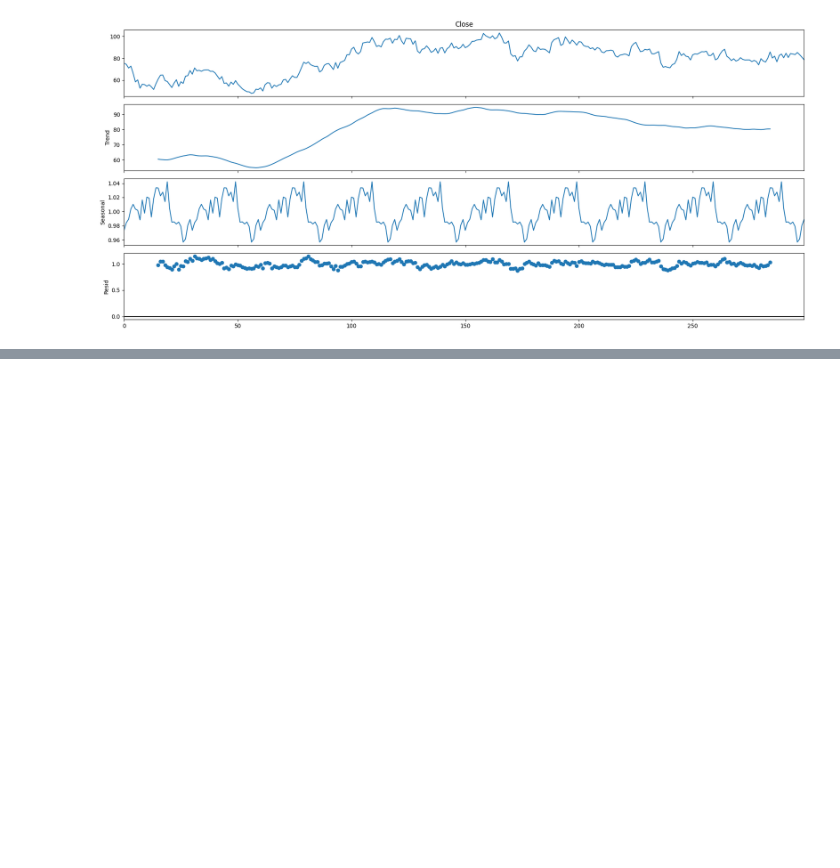
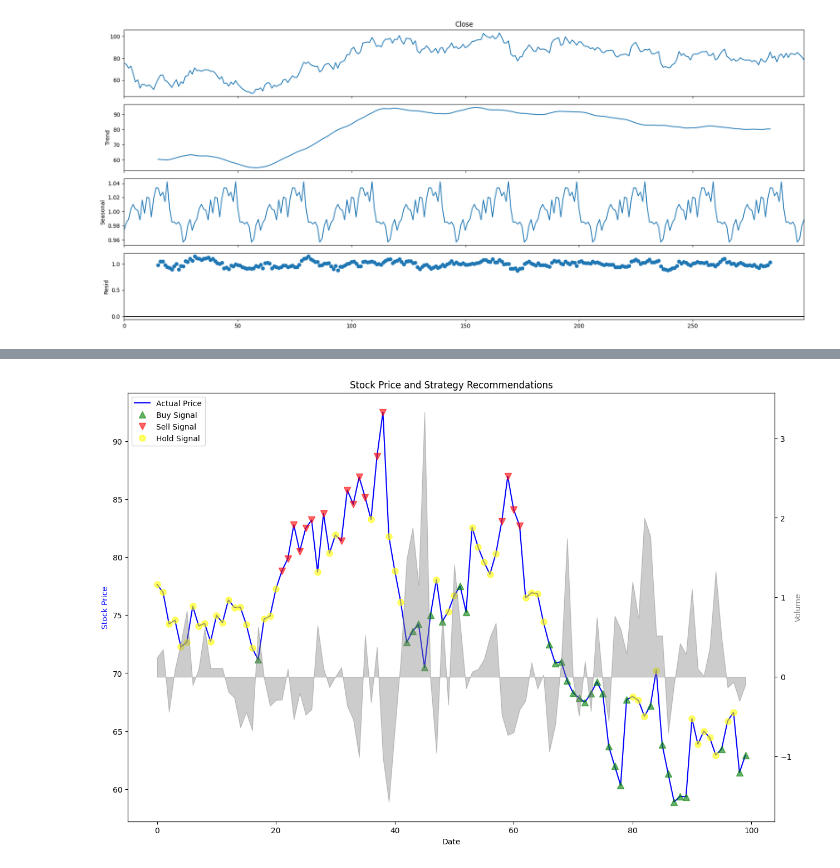
Before and after one commit to aaryanshetty23/stock-market-prediction, a Jupyter notebook: stock-market-prediction.ipynb, the cells around one changed output, grey strips where cells are left out. Drawn from its saved outputs; the diff is of its cells as text; code cells hidden in the pictures; blank space fills up the shorter version.

```diff
--- a/stock-market-prediction.ipynb
+++ b/stock-market-prediction.ipynb
@@ -128,0 +282,6 @@ plt.show()
+# %%
+# normalize data
+scaler = StandardScaler()
+train[features] = scaler.fit_transform(train[features])
+stored_close = test['Close']
+test[features] = scaler.transform(test[features])
@@ -128,0 +311,3 @@ plt.show()
+# %%
+# Train the meta-model on the predictions of the base models
+meta_model.fit(np.column_stack((xgb_predictions, rf_predictions)), y_test)
@@ -128,0 +316,9 @@ plt.show()
+# %%
+# train on full data
+xgb_model.fit(X, y)
+rf_model.fit(X, y)
+
+# now predict on test data
+xgb_predictions = xgb_model.predict(test[features])
+rf_predictions = rf_model.predict(test[features])
+meta_model_predictions = meta_model.predict(np.column_stack((xgb_predictions, rf_predictions)))
@@ -128,0 +339,29 @@ plt.show()
+# %%
+test['Strategy'] = meta_model_predictions
+# %%
+import matplotlib.pyplot as plt
+
+fig, ax1 = plt.subplots(figsize=(15, 10))
+
+test['Close'] = stored_close
+
+# Plot the stock price and strategy signals on the primary y-axis
+ax1.plot(test['Close'], label='Actual Price', color='blue')
+# ax1.plot(test['Open'], label = 'Open', color = 'green')
+ax1.plot(test['Close'].where(test['Strategy'] == 1), marker='^', markersize=8, color='green', label='Buy Signal', linestyle='', alpha=0.6)
+ax1.plot(test['Close'].where(test['Strategy'] == 2), marker='v', markersize=8, color='red', label='Sell Signal', linestyle='', alpha=0.6)
+ax1.plot(test['Close'].where(test['Strategy'] == 0), marker='o', markersize=8, color='yellow', label='Hold Signal', linestyle='', alpha=0.6)
+ax1.set_xlabel('Date')
+ax1.set_ylabel('Stock Price', color='blue')
+ax1.legend(loc='upper left')
+
+# Create a secondary y-axis for volume
+ax2 = ax1.twinx()
+ax2.fill_between(test.index, 0, test['Volume'], color='gray', alpha=0.4, label='Volume')
+ax2.set_ylabel('Volume', color='gray')
+# ax2.legend(loc='upper right')
+
+plt.title('Stock Price and Strategy Recommendations')
+plt.show()
+# %% [output]
+[figure, added]
```
Also changed, not shown: parts of 17 cells of this notebook, 1 other file.
